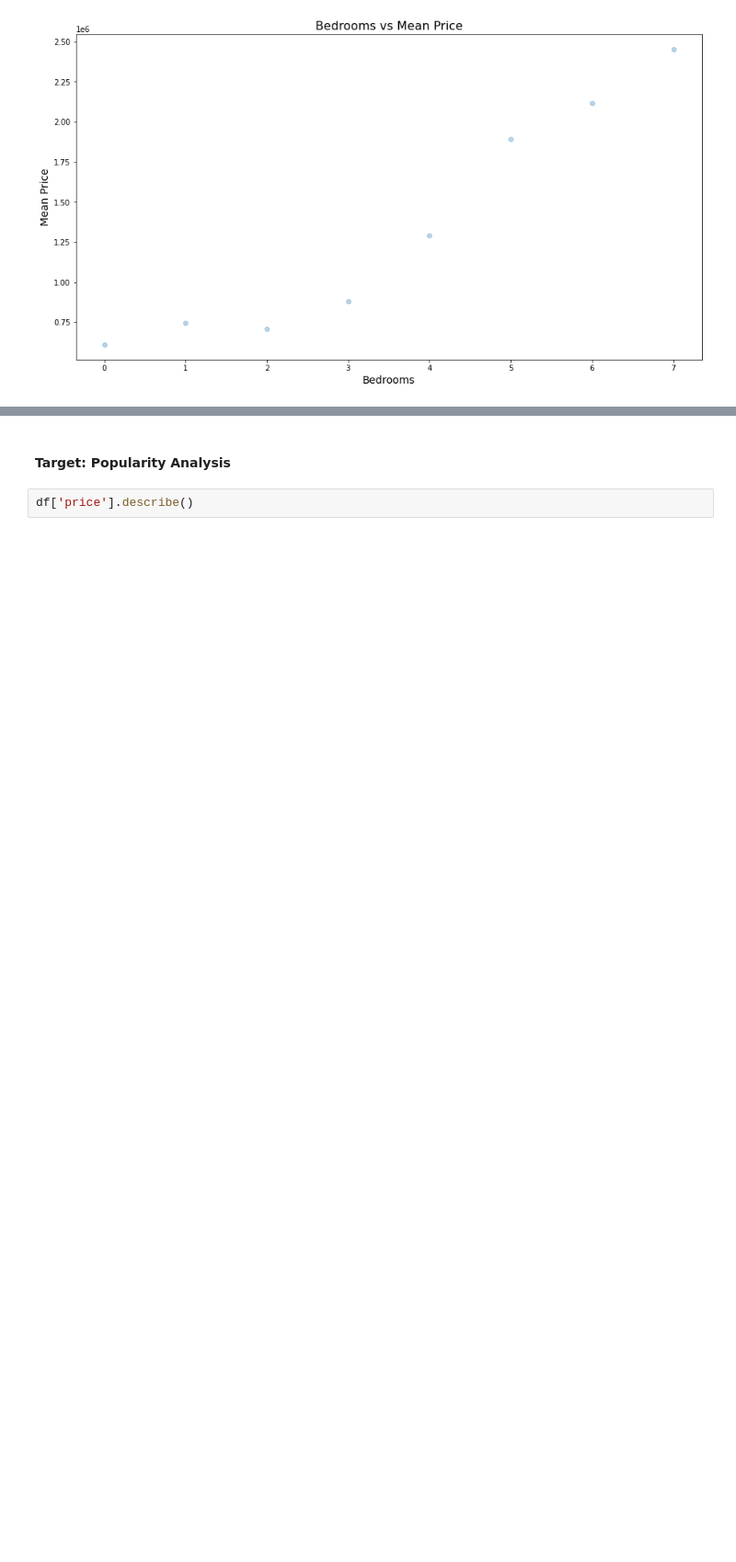
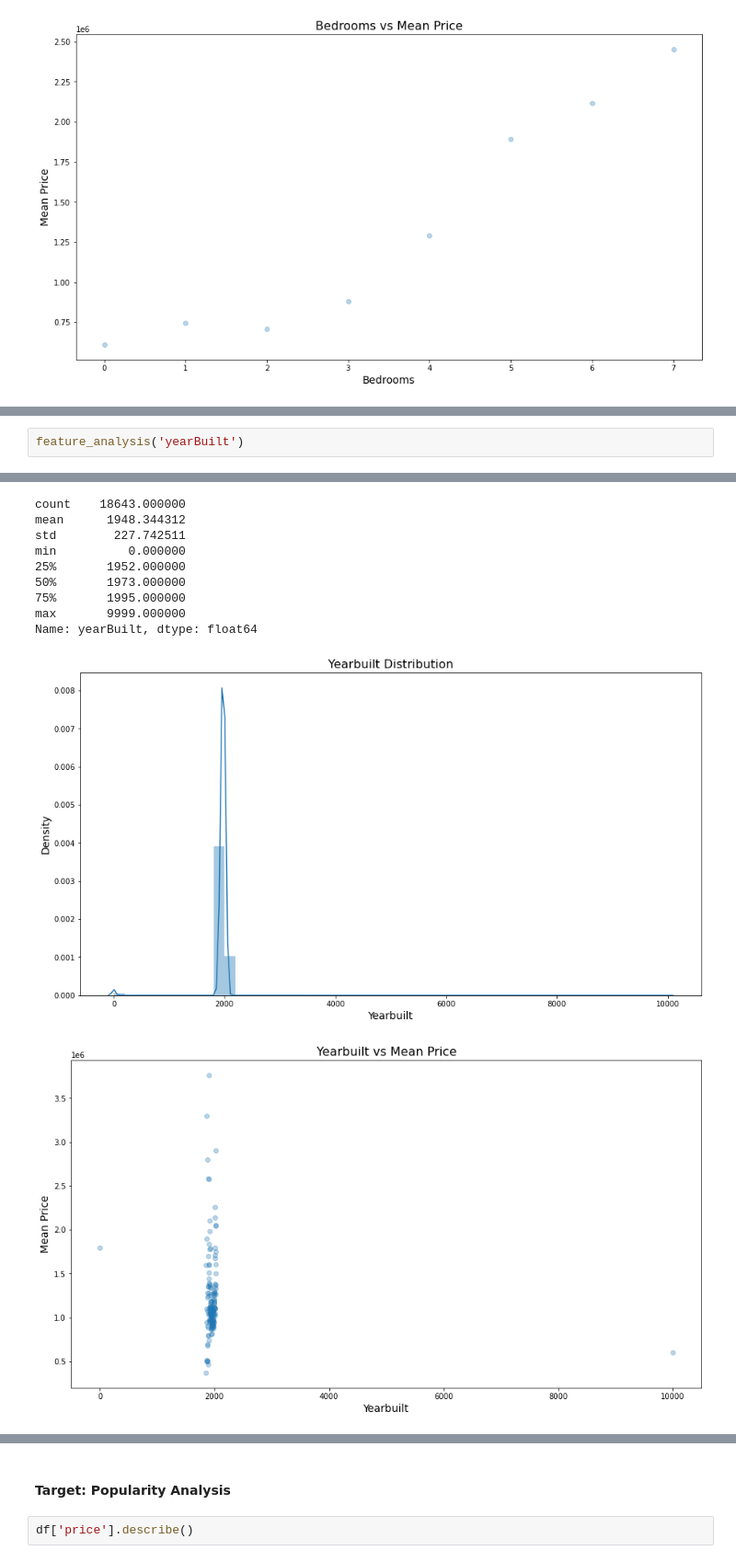
Before and after one commit to erin-vu/real_estate, a Jupyter notebook: Real Estate Analysis.ipynb, the cells around one changed output, grey strips where cells are left out. Shown: that part at 92% size. Drawn from its saved outputs; the diff is of its cells as text; blank space fills up the shorter version.

Commit message:
yearbuilt analysis

```diff
--- a/Real Estate Analysis.ipynb
+++ b/Real Estate Analysis.ipynb
@@ -460,0 +503,3 @@ bedroom_outliers
+# %%
+feature_analysis('yearBuilt')
+# %% [output]
@@ -460,0 +519,11 @@ bedroom_outliers
+count    18643.000000
+mean      1948.344312
+std        227.742511
+min          0.000000
+25%       1952.000000
+50%       1973.000000
+75%       1995.000000
+max       9999.000000
+Name: yearBuilt, dtype: float64
+[figure, added]
+[figure, added]
```
Also changed, not shown: parts of 25 cells of this notebook.
